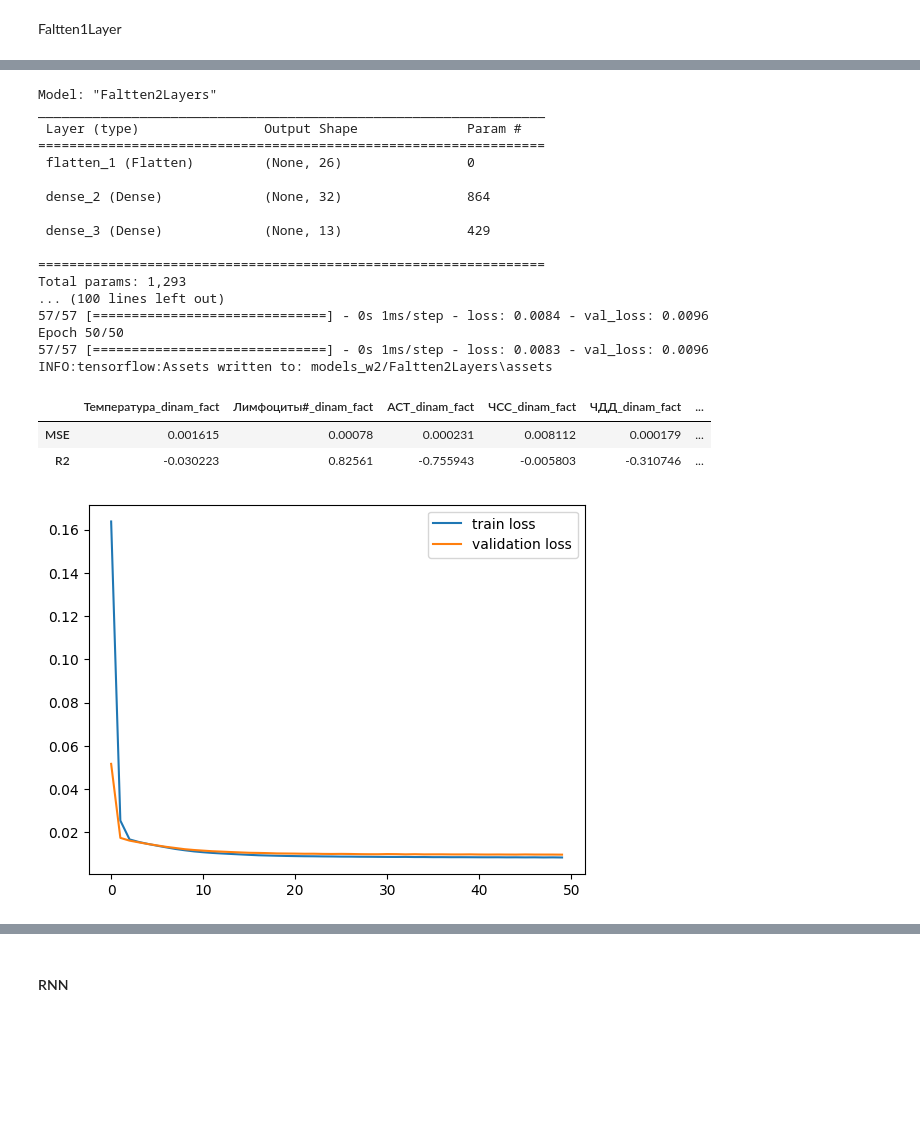
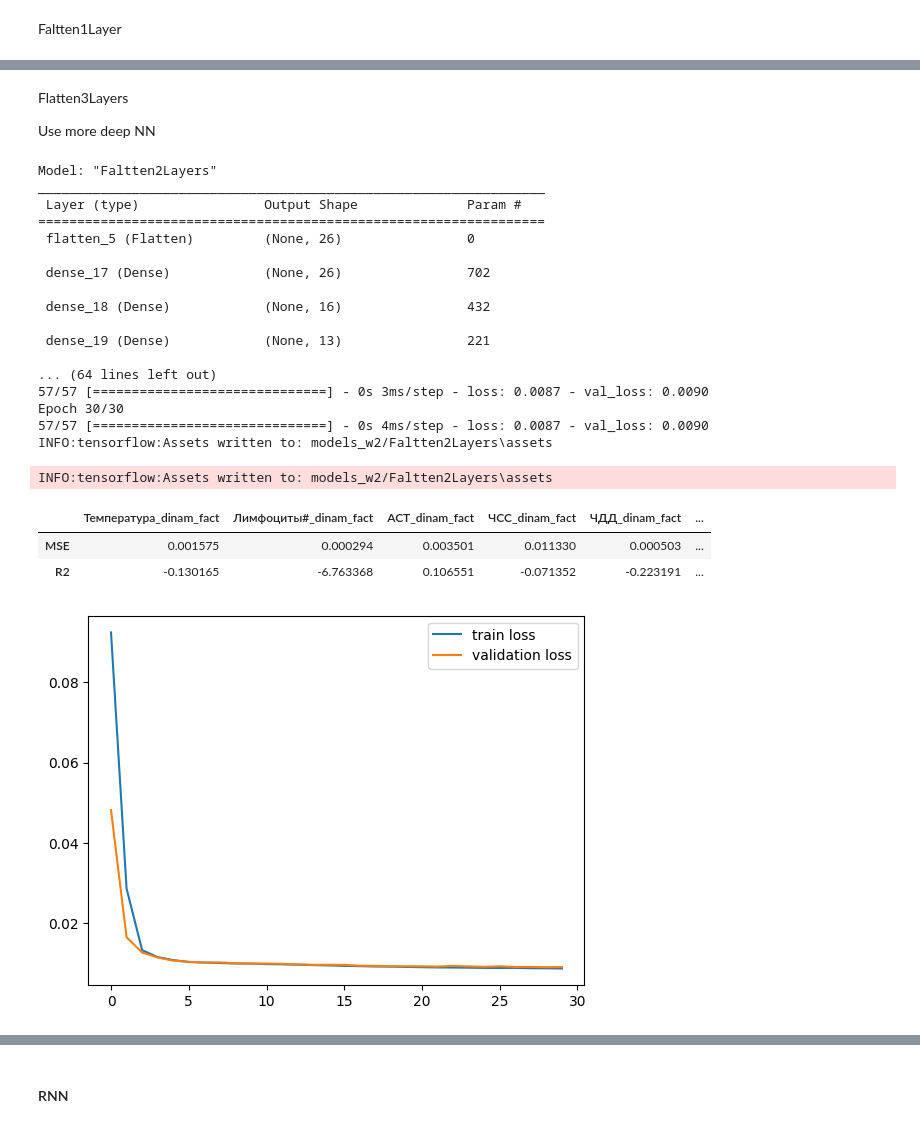
Before and after one commit to geniusserg/CovidPredict, a Jupyter notebook: ml_improved_window2.ipynb, the cells around one changed output, grey strips where cells are left out. Saved outputs shown, nothing was run; the diff lists cells and outputs as text; code cells hidden in the pictures; blank space fills up the shorter version.

```diff
--- a/ml_improved_window2.ipynb
+++ b/ml_improved_window2.ipynb
@@ -106,32 +107,39 @@ INFO:tensorflow:Assets written to: models_w2/Faltten1Layer\assets
+# %% [markdown]
+Flatten3Layers
+
+Use more deep NN
 # %%
-model = Sequential(name="Faltten2Layers")
+model = Sequential(name="Flatten3Layers")
 model.add(Input((WINDOW, PARAMS_LENGTH)))
 model.add(Flatten())
-model.add(Dense(32, activation="relu"))
+model.add(Dense(WINDOW*PARAMS_LENGTH, activation="relu"))
+model.add(Dense(16, activation="relu"))
+model.add(Dense(PARAMS_LENGTH, activation="relu"))
 model.add(Dense(PARAMS_LENGTH, activation="linear"))
 model.compile(optimizer="adam", loss="mse")
 model.summary()
 history = model.fit(X_train, y_train, epochs=30, validation_data=(X_val, y_val))
 show_results(X_test, y_test, model, history)
 # %% [output]
 Model: "Faltten2Layers"
 _________________________________________________________________
  Layer (type)                Output Shape              Param #
 =================================================================
- flatten_1 (Flatten)         (None, 26)                0
+ flatten_5 (Flatten)         (None, 26)                0
 
- dense_2 (Dense)             (None, 32)                864
+ dense_17 (Dense)            (None, 26)                702
 
- dense_3 (Dense)             (None, 13)                429
+ dense_18 (Dense)            (None, 16)                432
 
-=================================================================
-Total params: 1,293
-... (100 lines left out)
-57/57 [==============================] - 0s 1ms/step - loss: 0.0084 - val_loss: 0.0096
-Epoch 50/50
-57/57 [==============================] - 0s 1ms/step - loss: 0.0083 - val_loss: 0.0096
+ dense_19 (Dense)            (None, 13)                221
+
+... (64 lines left out)
+57/57 [==============================] - 0s 3ms/step - loss: 0.0087 - val_loss: 0.0090
+Epoch 30/30
+57/57 [==============================] - 0s 4ms/step - loss: 0.0087 - val_loss: 0.0090
 INFO:tensorflow:Assets written to: models_w2/Faltten2Layers\assets
+INFO:tensorflow:Assets written to: models_w2/Faltten2Layers\assets
 |  | Температура_dinam_fact | Лимфоциты#_dinam_fact | АСТ_dinam_fact | ЧСС_dinam_fact | ЧДД_dinam_fact | ... |
-| MSE | 0.001615 | 0.00078 | 0.000231 | 0.008112 | 0.000179 | ... |
-| R2 | -0.030223 | 0.82561 | -0.755943 | -0.005803 | -0.310746 | ... |
+| MSE | 0.001575 | 0.000294 | 0.003501 | 0.011330 | 0.000503 | ... |
+| R2 | -0.130165 | -6.763368 | 0.106551 | -0.071352 | -0.223191 | ... |
-[figure, old version]
+[figure, new version]
```
Also changed, not shown: parts of 9 cells of this notebook, 3 other files.
